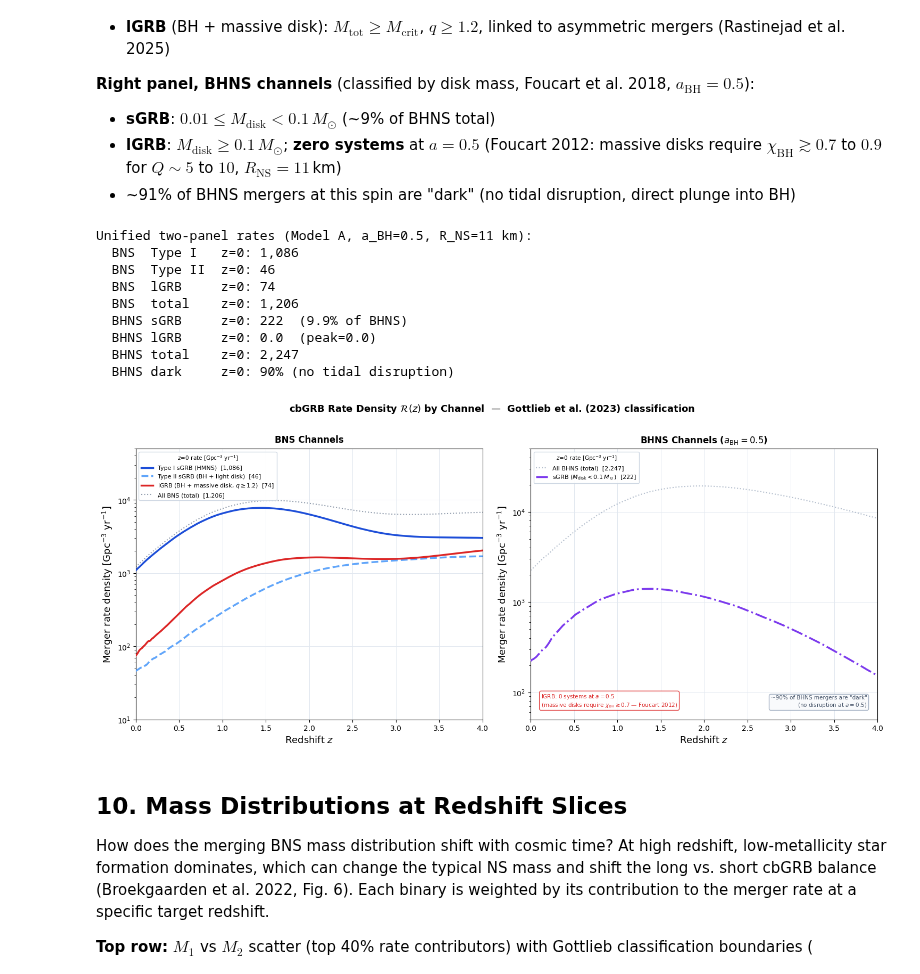
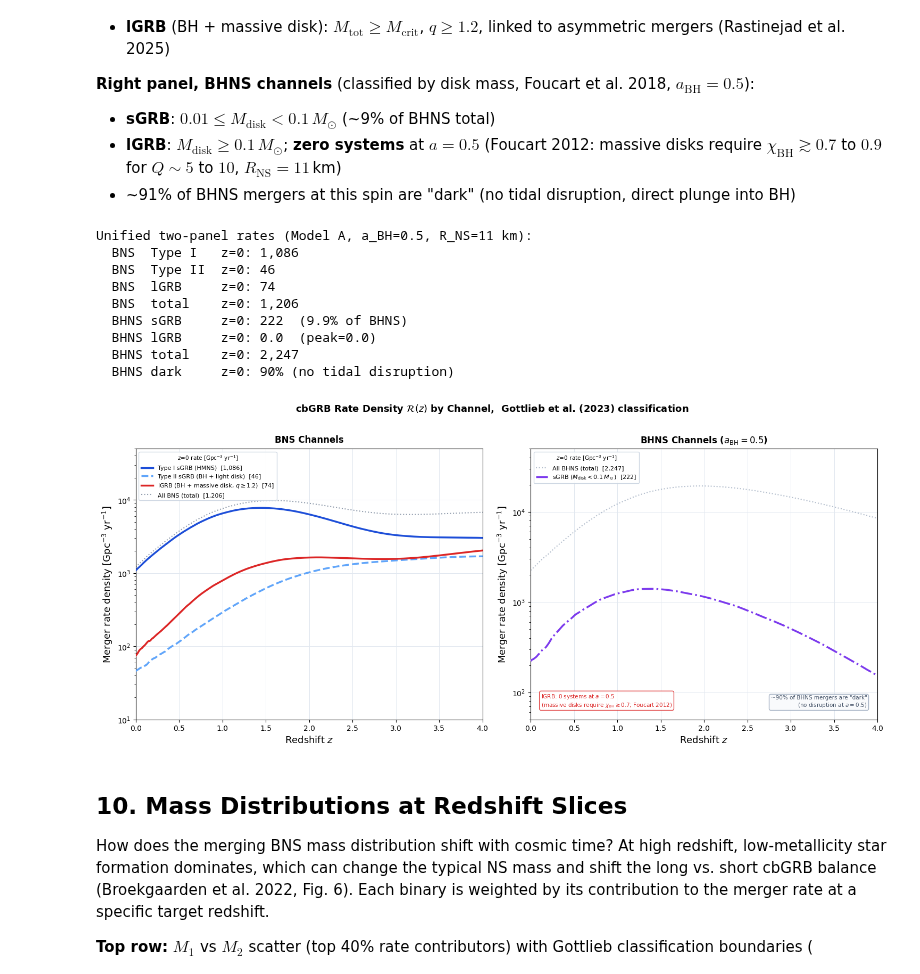
Before and after one commit to jorodgrz/GRBproject, a Jupyter notebook: GRB_CosmicRate.ipynb, the cells around one changed output. Drawn from its saved outputs; the diff is of its cells as text; code cells hidden in the pictures.

```diff
--- a/GRB_CosmicRate.ipynb
+++ b/GRB_CosmicRate.ipynb
@@ -1109,7 +1109,7 @@ else:
                  r'lGRB: 0 systems at $a = 0.5$'
                  '\n(massive disks require '
                  r'$\chi_\mathrm{BH} \gtrsim 0.7$'
-                 ' \u2014 Foucart 2012)',
+                 '; Foucart 2012)',
                  transform=ax_bhns.transAxes, fontsize=7.5, color='#DC2626',
                  va='bottom', ha='left',
                  bbox=dict(boxstyle='round,pad=0.3', facecolor='white',
@@ -1134,35 +1134,35 @@ ax_bhns.text(0.97, 0.04,
 ax_bhns.set_title(r'BHNS Channels ($a_\mathrm{BH} = 0.5$)', fontsize=12,
                    fontweight='bold', pad=8)
 ax_bhns.grid(True, which='major', color='#E2E8F0', linewidth=0.7, zorder=0)
 ax_bhns.set_axisbelow(True)
 ax_bhns.set_xlim(0, 4)
 ax_bhns.set_ylim(50, 5e4)
 ax_bhns.set_yscale('log')
 ax_bhns.set_xlabel('Redshift $z$', fontsize=13)
 ax_bhns.set_ylabel(r'Merger rate density [Gpc$^{-3}$ yr$^{-1}$]', fontsize=13)
 ax_bhns.legend(fontsize=8, loc='upper left', framealpha=0.92, edgecolor='#CBD5E1',
                title=r'$z\!=\!0$ rate [Gpc$^{-3}$ yr$^{-1}$]', title_fontsize=7.5)
 
 fig.suptitle(
     r'cbGRB Rate Density $\mathcal{R}(z)$ by Channel'
-    '  \u2014  Gottlieb et al. (2023) classification',
+    ',  Gottlieb et al. (2023) classification',
     fontsize=13, fontweight='bold', y=1.01)
 
 plt.tight_layout()
 plt.savefig('/Users/josephrodriguez/research visualization/Plots/rate_figure2_unified.png',
             dpi=150, bbox_inches='tight')
 plt.show()
 # %% [output]
 Unified two-panel rates (Model A, a_BH=0.5, R_NS=11 km):
   BNS  Type I   z=0: 1,086
   BNS  Type II  z=0: 46
   BNS  lGRB     z=0: 74
   BNS  total    z=0: 1,206
   BHNS sGRB     z=0: 222  (9.9% of BHNS)
   BHNS lGRB     z=0: 0.0  (peak=0.0)
   BHNS total    z=0: 2,247
   BHNS dark     z=0: 90% (no tidal disruption)
-[figure, old version]
+[figure, new version]
 # %% [markdown]
 ## 10. Mass Distributions at Redshift Slices
 
```
Also changed, not shown: parts of 4 cells of this notebook, 17 other files.
